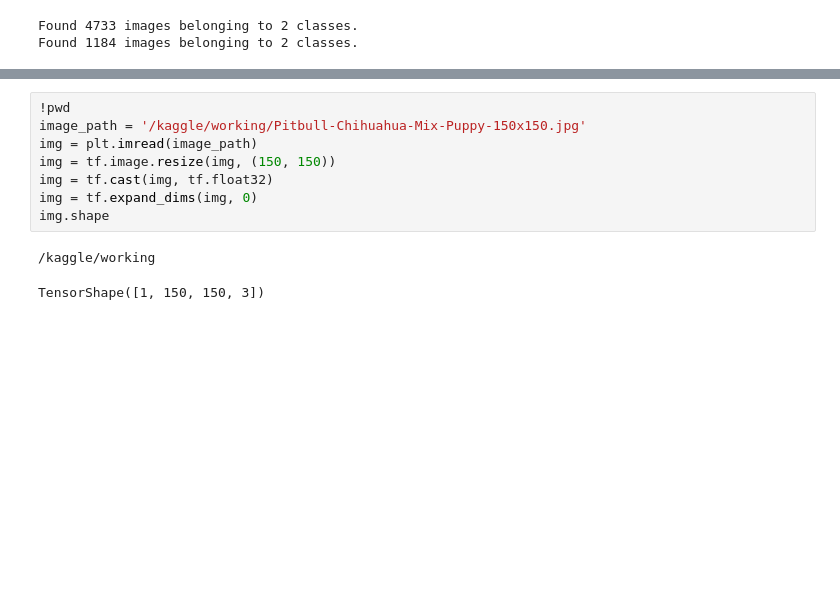
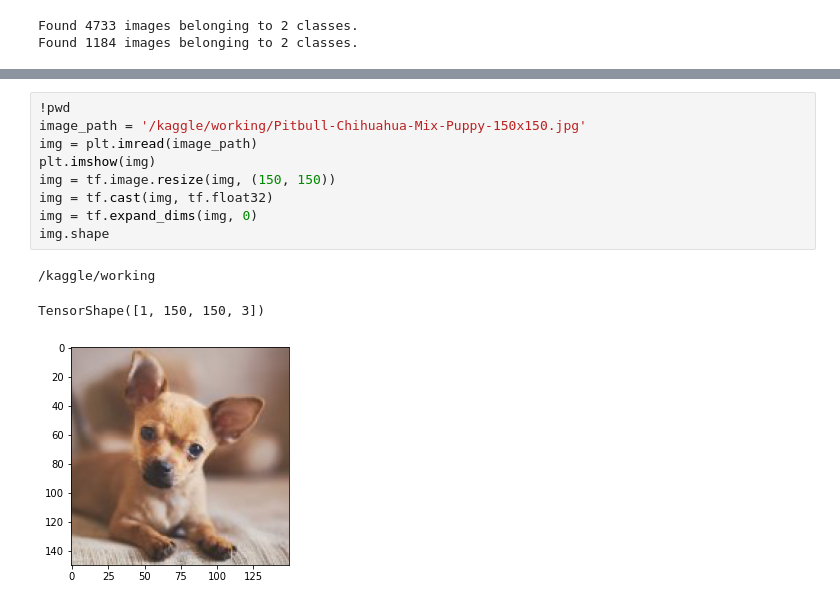
Before and after one commit to AIWithShrey/ChihuahaVsMuffin, a Jupyter notebook: muffin-chihuahua-classifier.ipynb, the cells around one changed output, grey strips where cells are left out. Cells and saved outputs as stored; diff of their text form; blank space fills up the shorter version.

```diff
--- a/muffin-chihuahua-classifier.ipynb
+++ b/muffin-chihuahua-classifier.ipynb
@@ -155,14 +173,16 @@ Pitbull-Chihuahua-M 100%[===================>]   5.27K  --.-KB/s    in 0s
 # %%
 !pwd
 image_path = '/kaggle/working/Pitbull-Chihuahua-Mix-Puppy-150x150.jpg'
 img = plt.imread(image_path)
+plt.imshow(img)
 img = tf.image.resize(img, (150, 150))
 img = tf.cast(img, tf.float32)
 img = tf.expand_dims(img, 0)
 img.shape
 # %% [output]
 /kaggle/working
 TensorShape([1, 150, 150, 3])
+[figure, added]
 # %%
 model.predict(img)
 # %% [output]
```
Also changed, not shown: parts of 6 cells of this notebook.
